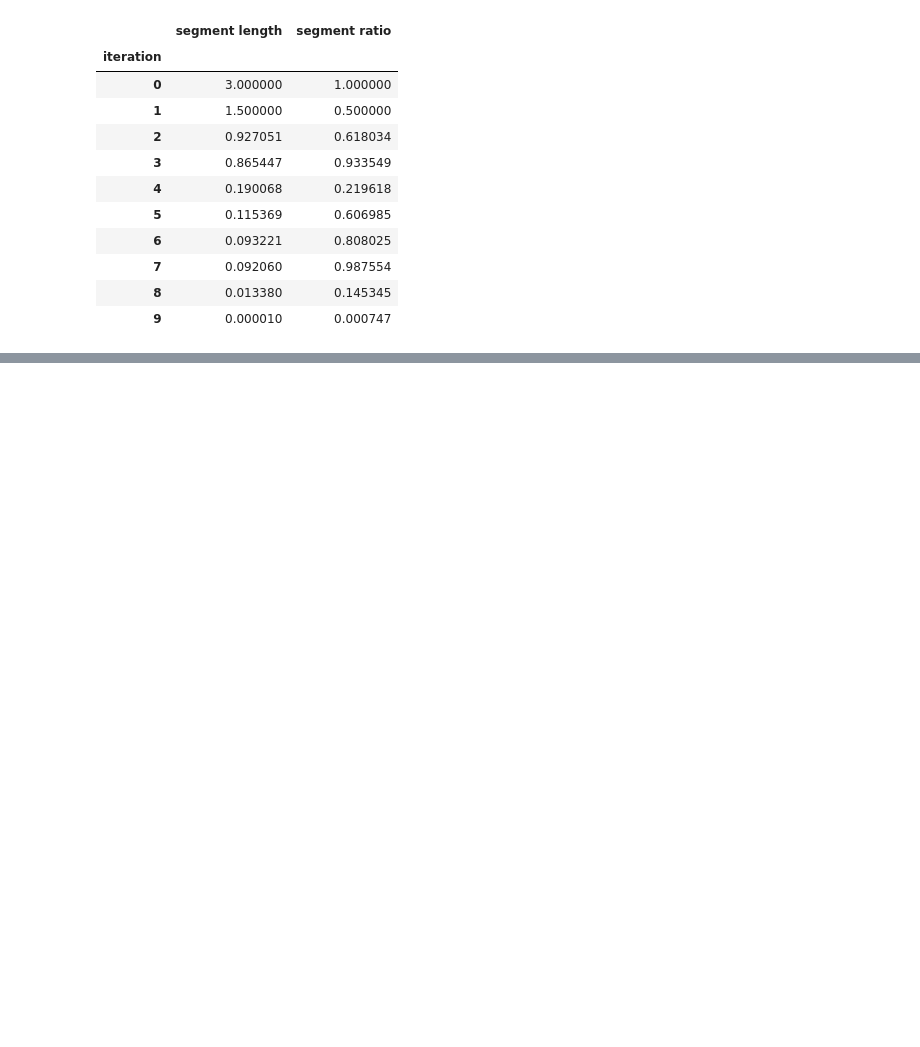
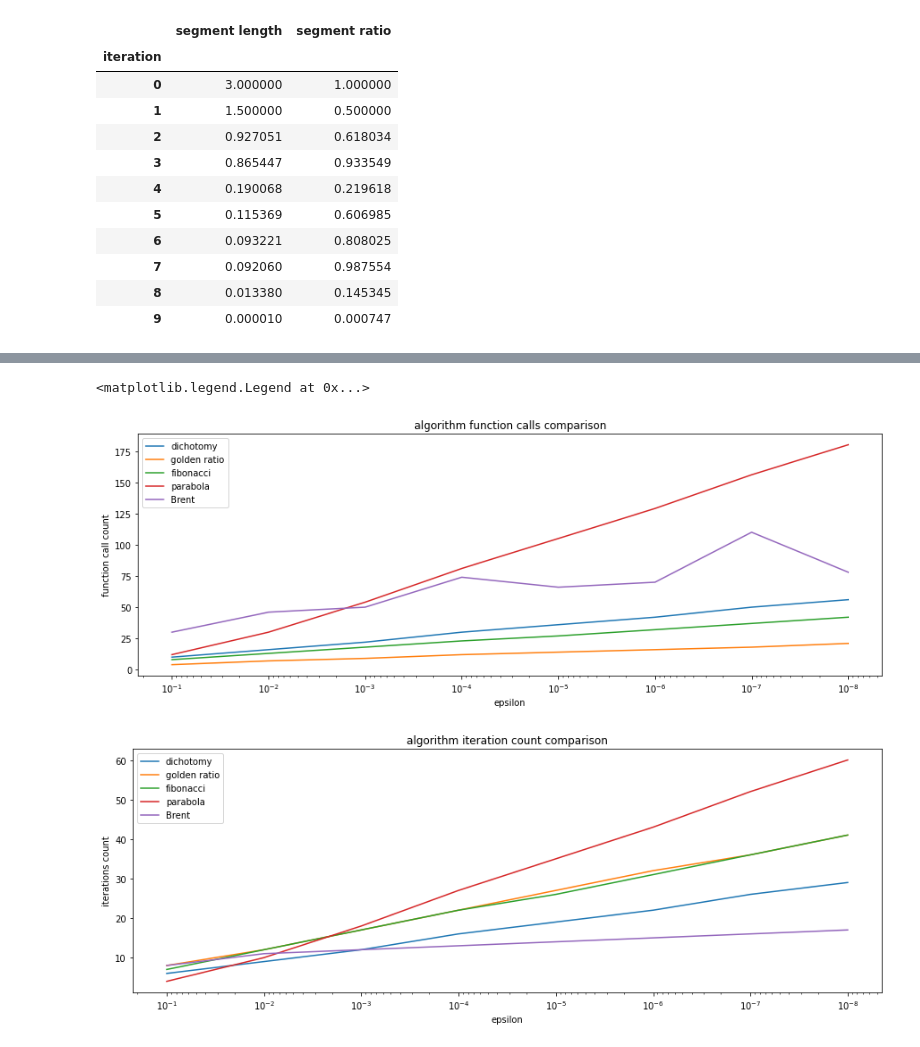
Before and after one commit to Ar4eR-ValerA/AppliedMath.IIISem, a Jupyter notebook: Lab1/graphs_and_tables.ipynb, the cells around one changed output, grey strips where cells are left out. Cells and saved outputs as stored; diff of their text form; code cells hidden in the pictures; blank space fills up the shorter version.

```diff
--- a/Lab1/graphs_and_tables.ipynb
+++ b/Lab1/graphs_and_tables.ipynb
@@ -343,0 +379,28 @@ Brent algorithm
+# %%
+fig1 = plt.figure()
+fig1.set_figheight(5)
+fig1.set_figwidth(15)
+ax1 = fig1.add_subplot(111)
+ax1.plot(x1, c1, x2, c2, x3, c3, x4, c4, x5, c5)
+plt.gca().invert_xaxis()
+ax1.set_xlabel("epsilon")
+ax1.set_ylabel("function call count")
+ax1.set_title("algorithm function calls comparison")
+ax1.set_xscale("log")
+ax1.legend(["dichotomy", "golden ratio", "fibonacci", "parabola", "Brent"])
+
+fig2 = plt.figure()
+fig2.set_figheight(5)
+fig2.set_figwidth(15)
+ax2 = fig2.add_subplot(111)
+ax2.plot(x1, i1, x2, i2, x3, i3, x4, i4, x5, i5)
+plt.gca().invert_xaxis()
+ax2.set_xlabel("epsilon")
+ax2.set_ylabel("iterations count")
+ax2.set_title("algorithm iteration count comparison")
+ax2.set_xscale("log")
+ax2.legend(["dichotomy", "golden ratio", "fibonacci", "parabola", "Brent"])
+# %% [output]
+<matplotlib.legend.Legend at 0x...>
+[figure, added]
+[figure, added]
```
Also changed, not shown: parts of 7 cells of this notebook.
